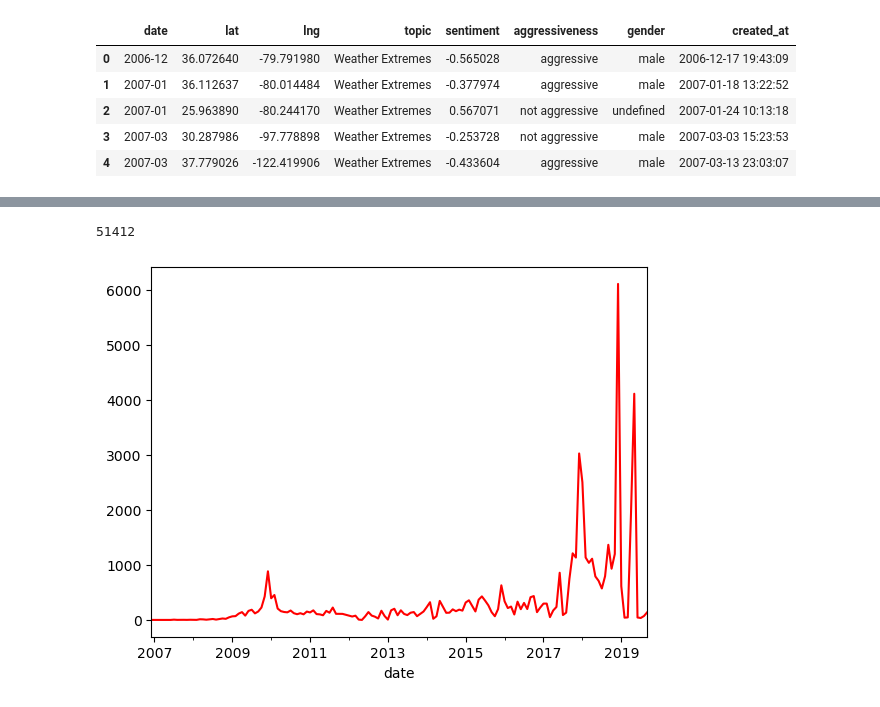
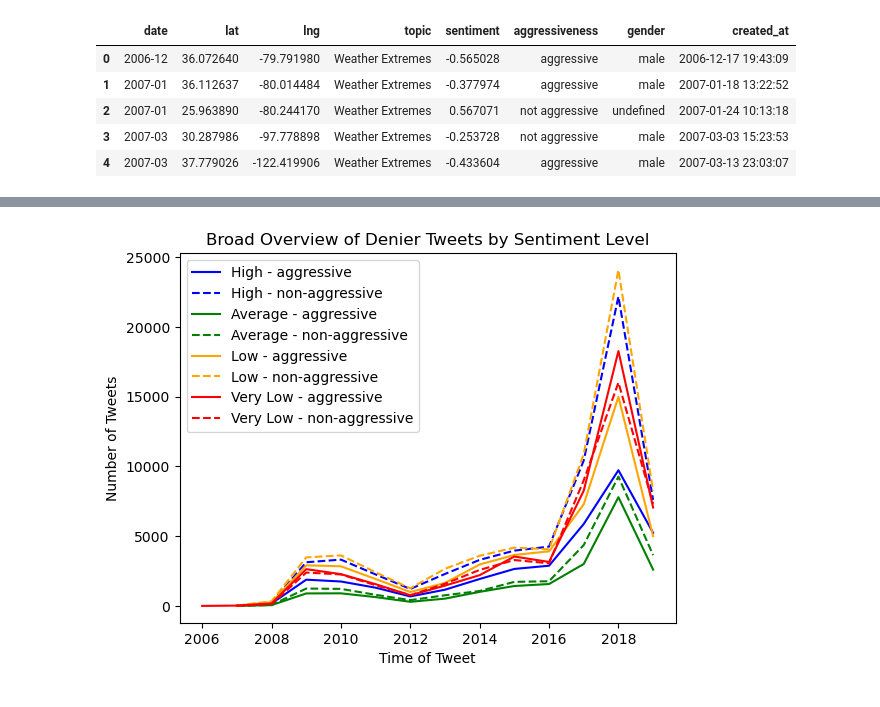
Before and after one commit to andcetera/Twitter-climate-change-sentiment, a Jupyter notebook: Tracking_Deniers_Over_Time.ipynb, the cells around one changed output, grey strips where cells are left out. Cells and saved outputs as stored; diff of their text form; code cells hidden in the pictures.

Commit message:
adjust file structure, 2 visuals

```diff
--- a/Tracking_Deniers_Over_Time.ipynb
+++ b/Tracking_Deniers_Over_Time.ipynb
@@ -124,21 +128,37 @@ Name: sentiment, dtype: float64
 | 2 | 2007-01 | 25.963890 | -80.244170 | Weather Extremes | 0.567071 | not aggressive | undefined | 2007-01-24 10:13:18 | High |
 | 3 | 2007-03 | 30.287986 | -97.778898 | Weather Extremes | -0.253728 | not aggressive | male | 2007-03-03 15:23:53 | Low |
 | 4 | 2007-03 | 37.779026 | -122.419906 | Weather Extremes | -0.433604 | aggressive | male | 2007-03-13 23:03:07 | Low |
+# %%
+# Create overview for full time range - strongest negative sentiment & aggressive posts only
+
+yrs = data['date'].dt.year
+table = data.copy()
+table['year'] = yrs
+
+def plot_sent(name, color):
+    df1 = table.loc[(table['Sentiment'] == name) & (table['aggressiveness'] == 'aggressive'), ['year', 'topic']].reset_index(drop=True)
+    df2 = table.loc[(table['Sentiment'] == name) & (table['aggressiveness'] != 'aggressive'), ['year', 'topic']].reset_index(drop=True)
+    count = df1.groupby('year').count()
+    count2 = df2.groupby('year').count()
+    count['topic'].plot(kind='line', color=color, label=name + " - aggressive")
+    count2['topic'].plot(kind='line', color=color, linestyle="--", label=name + " - non-aggressive")
+
+plot_sent('High', 'blue')
+plot_sent('Average', 'green')
+plot_sent('Low', 'orange')
+plot_sent('Very Low', 'red')
+
+
+# What is the shape over time, are there waves, etc
+# Line graph, maybe scatter w/linear regression of some kind?
+plt.xlabel("Time of Tweet")
+plt.ylabel("Number of Tweets")
+plt.title("Broad Overview of Denier Tweets by Sentiment Level")
+plt.legend(loc='best')
+plt.savefig("Images/Deniers-Sentiment-Overview.png")
+plt.show()
+# %% [output]
+[figure, added]
 # %%
 # Create graph showing early posts by number/% aggressive/sentiment breakdown for one topic (maybe interactive?)
 # stick to first few years on this one for more detail
-# %%
-# Create overview for full time range - strongest negative sentiment & aggressive posts only
-# Create new df isolating those with strong negative sentiments
-negative = data.loc[(data['Sentiment'] == 'Very Low') & (data['aggressiveness'] == 'aggressive'), ['date', 'topic', 'sentiment', 'gender']].reset_index(drop=True)
-print(len(negative))
-negative.head()
-
-count = negative.groupby('date').count()
-# What is the shape over time, are there waves, etc
-# Line graph, maybe scatter w/linear regression of some kind?
-count['topic'].plot(kind='line', color='red')
-plt.show()
-# %% [output]
-51412
-[figure, removed]
```
Also changed, not shown: parts of 3 cells of this notebook, 2 other files.
